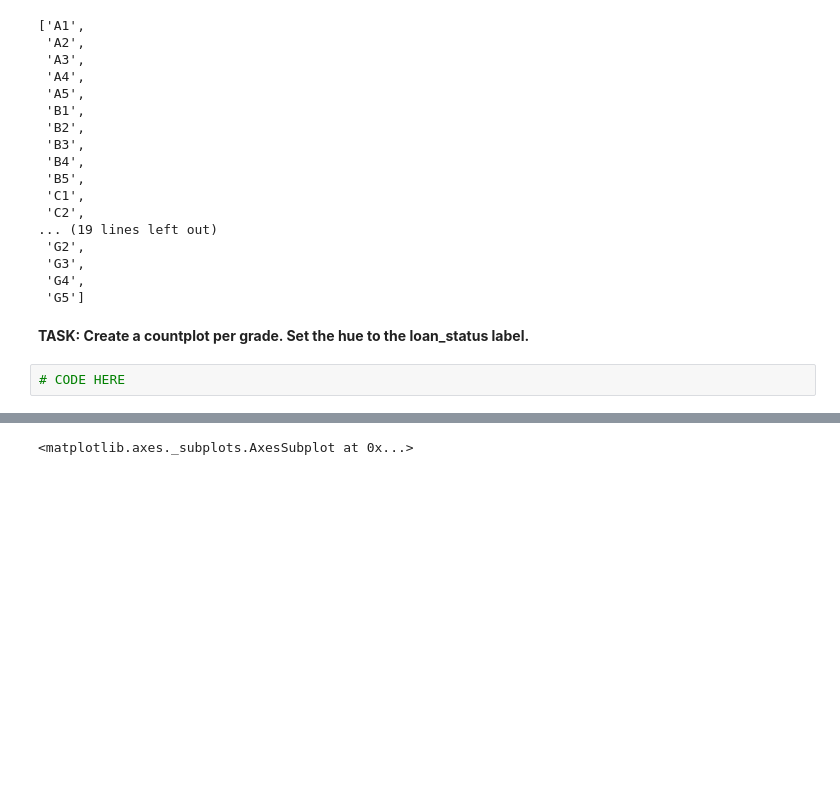
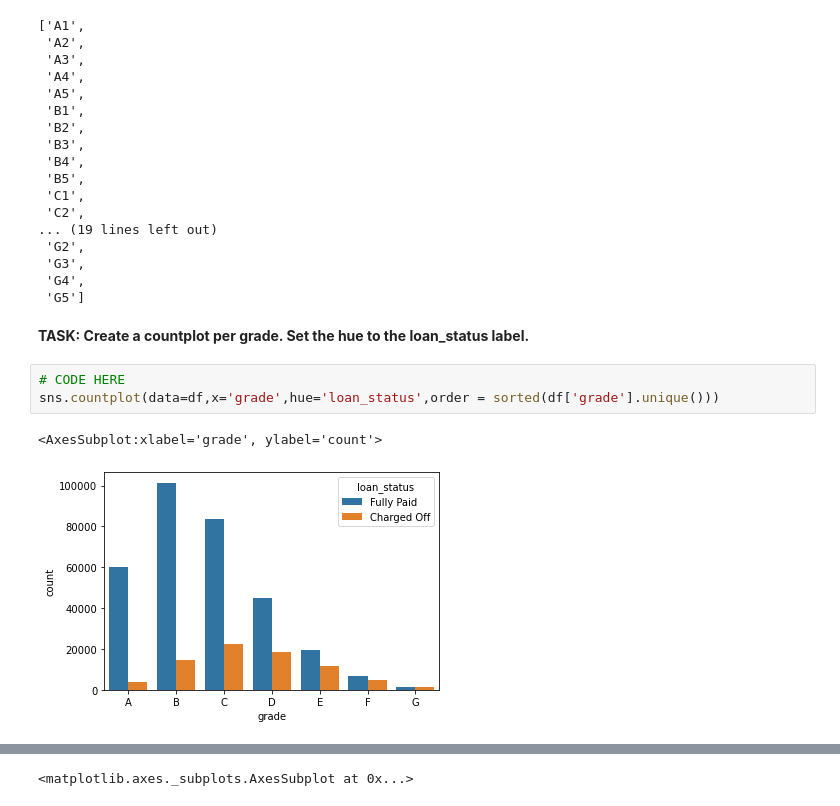
Before and after one commit to jeswinaugustine/Python-for--Data-Science, a Jupyter notebook: 15 Nueral Nets and Deep learning/Keras-Project-Exercise.ipynb, the cells around one changed output, grey strips where cells are left out. Drawn from its saved outputs; the diff is of its cells as text; blank space fills up the shorter version.

```diff
--- a/15 Nueral Nets and Deep learning/Keras-Project-Exercise.ipynb
+++ b/15 Nueral Nets and Deep learning/Keras-Project-Exercise.ipynb
@@ -420,5 +420,9 @@ df.groupby('loan_status').()
  'G5']
 # %% [markdown]
 **TASK: Create a countplot per grade. Set the hue to the loan_status label.**
-# %%
-# CODE HERE
+# %%
+# CODE HERE
+sns.countplot(data=df,x='grade',hue='loan_status',order = sorted(df['grade'].unique()))
+# %% [output]
+<AxesSubplot:xlabel='grade', ylabel='count'>
+[figure, added]
```
Also changed, not shown: parts of 106 cells of this notebook, 1 other file.
